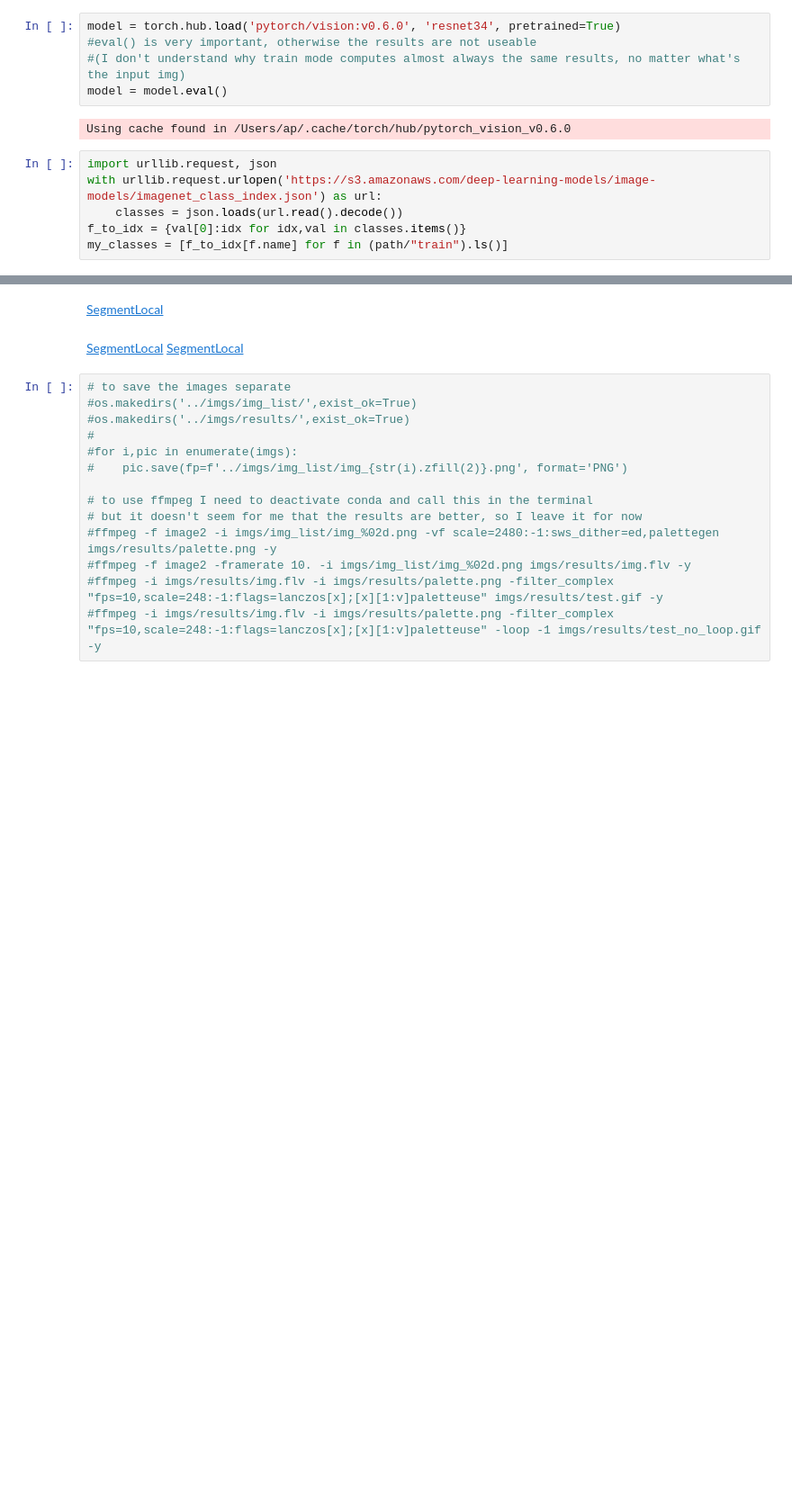
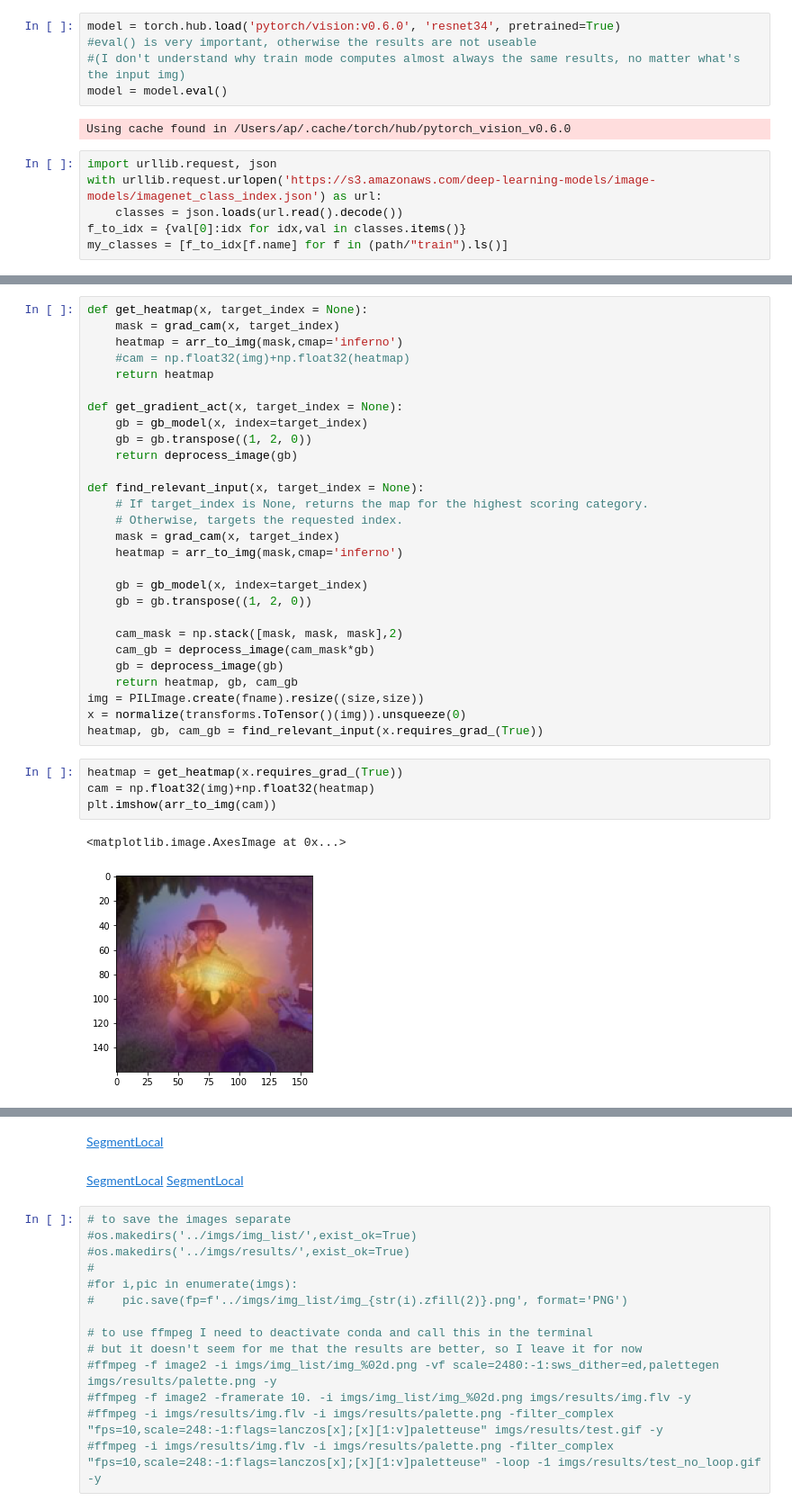
Before and after one commit to apstuff/augmentation-impact, a Jupyter notebook: notebooks/augmentation_control.ipynb, the cells around one changed output, grey strips where cells are left out. Shown at 90% size. Drawn from its saved outputs; the diff is of its cells as text; blank space fills up the shorter version.

```diff
--- a/notebooks/augmentation_control.ipynb
+++ b/notebooks/augmentation_control.ipynb
@@ -75,0 +67,35 @@ def show_1D_act(act):
+# %%
+def get_heatmap(x, target_index = None):
+    mask = grad_cam(x, target_index)
+    heatmap = arr_to_img(mask,cmap='inferno')
+    #cam = np.float32(img)+np.float32(heatmap)
+    return heatmap
+
+def get_gradient_act(x, target_index = None):
+    gb = gb_model(x, index=target_index)
+    gb = gb.transpose((1, 2, 0))
+    return deprocess_image(gb)
+
+def find_relevant_input(x, target_index = None):
+    # If target_index is None, returns the map for the highest scoring category.
+    # Otherwise, targets the requested index.
+    mask = grad_cam(x, target_index)
+    heatmap = arr_to_img(mask,cmap='inferno')
+
+    gb = gb_model(x, index=target_index)
+    gb = gb.transpose((1, 2, 0))
+
+    cam_mask = np.stack([mask, mask, mask],2)
+    cam_gb = deprocess_image(cam_mask*gb)
+    gb = deprocess_image(gb)
+    return heatmap, gb, cam_gb
+img = PILImage.create(fname).resize((size,size))
+x = normalize(transforms.ToTensor()(img)).unsqueeze(0)
+heatmap, gb, cam_gb = find_relevant_input(x.requires_grad_(True))
+# %%
+heatmap = get_heatmap(x.requires_grad_(True))
+cam = np.float32(img)+np.float32(heatmap)
+plt.imshow(arr_to_img(cam))
+# %% [output]
+<matplotlib.image.AxesImage at 0x...>
+[figure, added]
```
Also changed, not shown: parts of 29 cells of this notebook, 3 other files.
